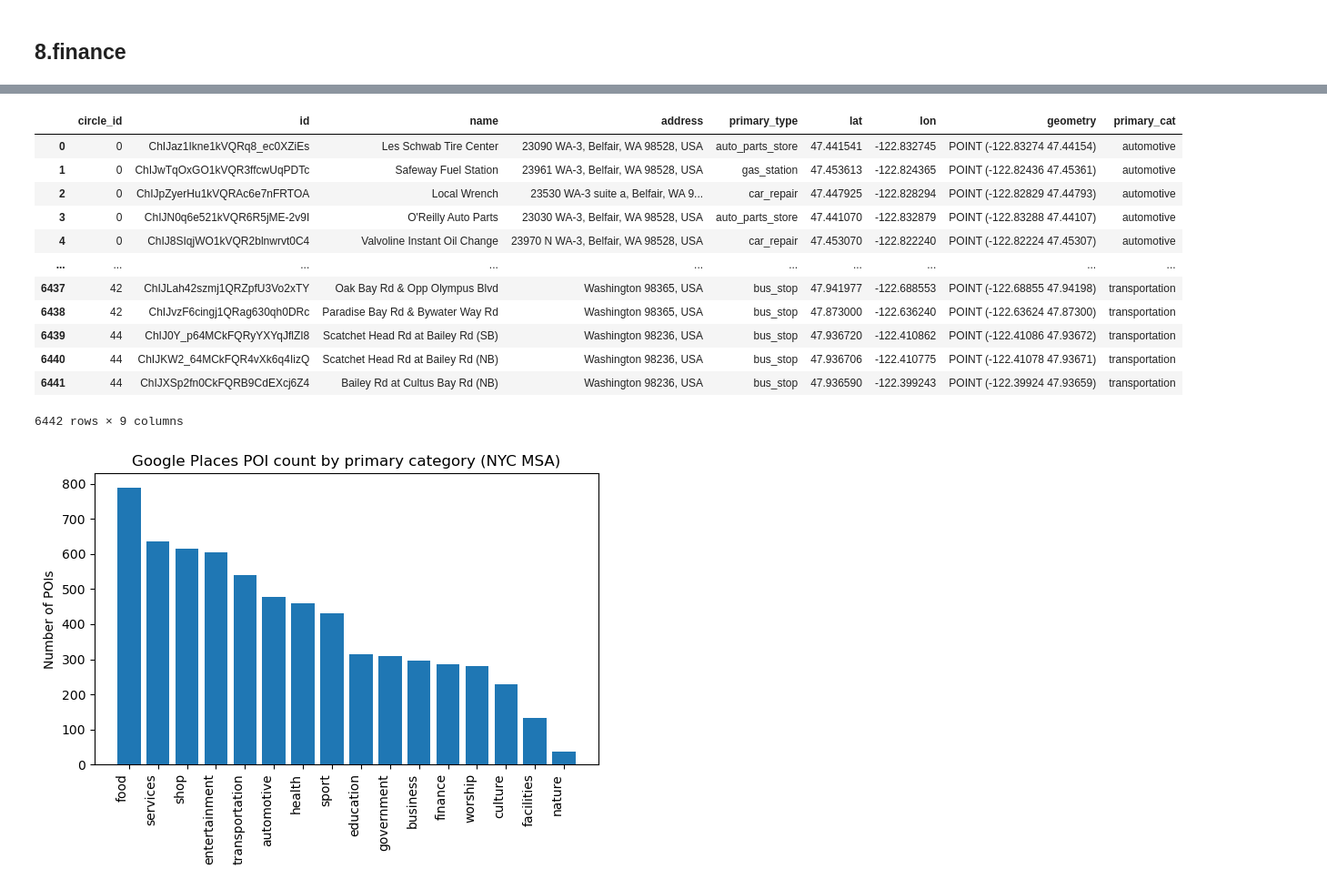
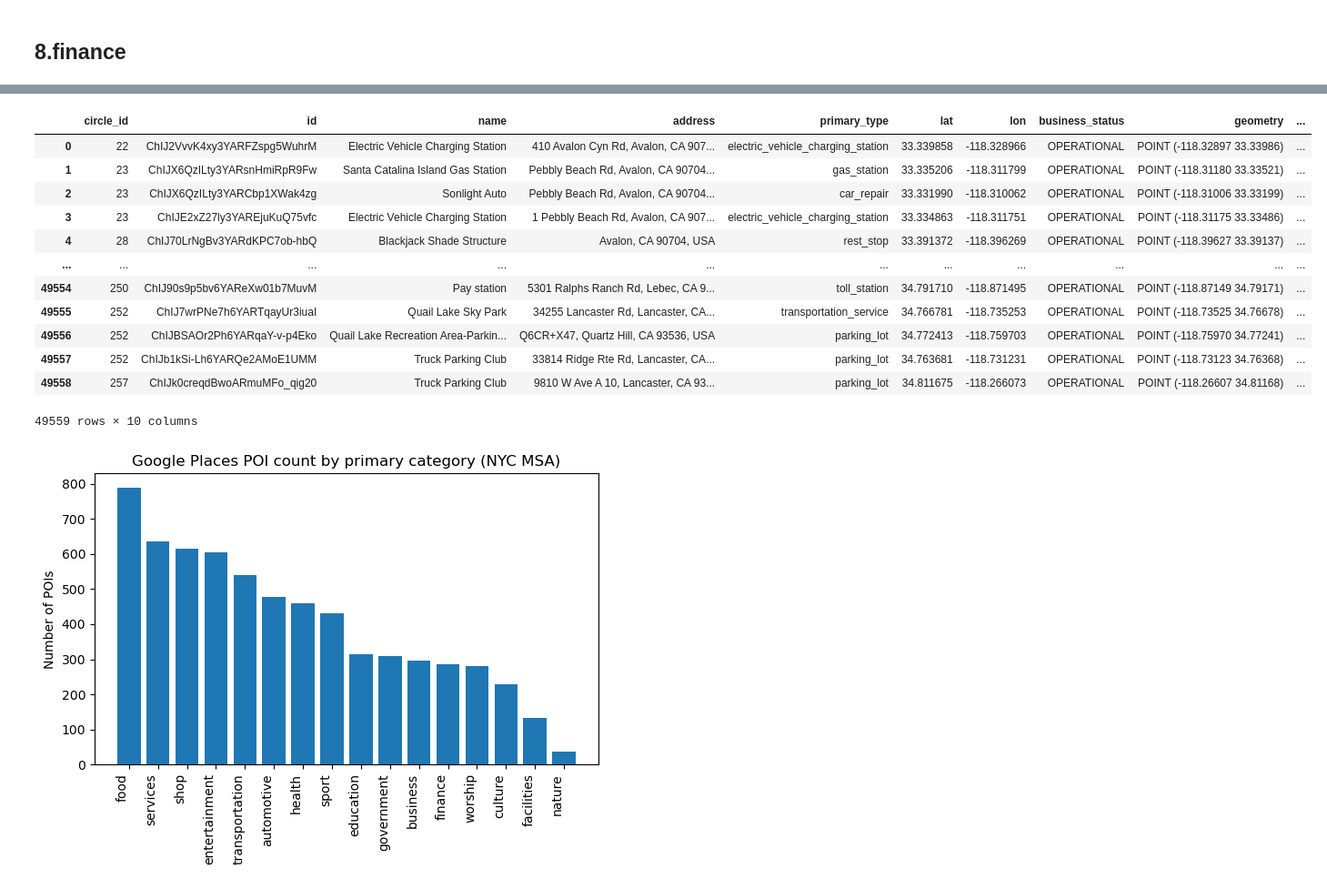
Before and after one commit to HOUPU1993/POI-study, a Jupyter notebook: POI_study.ipynb, the cells around one changed output, grey strips where cells are left out. Shown at 91% size. Drawn from its saved outputs; the diff is of its cells as text; code cells hidden in the pictures.

```diff
--- a/POI_study.ipynb
+++ b/POI_study.ipynb
@@ -1365,6 +1524,13 @@ field_mask = [
 
 place_types = [
     "beach",
+    "island",
+    "lake",
+    "mountain_peak",
+    "nature_preserve",
+    "river",
+    "scenic_spot",
+    "woods",
 ]
 
 google_nature_5000 = places_nearby_grid(
@@ -1410,11 +1574,14 @@ field_mask = [
 ]
 
 place_types = [
+    "buddhist_temple",
     "church",
     "hindu_temple",
     "mosque",
+    "shinto_shrine",
     "synagogue",
 ]
+
 
 google_places_worship_5000 = places_nearby_grid(
     circles,
@@ -1536,19 +1727,24 @@ place_types = [
     "arena",
     "athletic_field",
     "fishing_charter",
+    "fishing_pier",
     "fishing_pond",
     "fitness_center",
     "golf_course",
     "gym",
     "ice_skating_rink",
+    "indoor_golf_course",
     "playground",
+    "race_course",
     "ski_resort",
     "sports_activity_location",
     "sports_club",
     "sports_coaching",
     "sports_complex",
+    "sports_school",
     "stadium",
     "swimming_pool",
+    "tennis_court",
 ]
 
 google_sport_5000 = places_nearby_grid(
@@ -1592,18 +1790,27 @@ field_mask = [
 place_types = [
     "airport",
     "airstrip",
+    "bike_sharing_station",
+    "bridge",
     "bus_station",
     "bus_stop",
+    "ferry_service",
     "ferry_terminal",
     "heliport",
     "international_airport",
     "light_rail_station",
     "park_and_ride",
     "subway_station",
+    "taxi_service",
     "taxi_stand",
+    "toll_station",
     "train_station",
+    "train_ticket_office",
+    "tram_stop",
     "transit_depot",
     "transit_station",
+    "transit_stop",
+    "transportation_service",
     "truck_stop",
 ]
 
@@ -1634,54 +1843,46 @@ google_transportation_5000
 # %%
 # google_transportation_5000 = gpd.read_file('/Users/houpuli/Downloads/google_place_5000_bycat/google_transportation_5000.geojson', driver="GeoJSON")
 # %%
-google_food_5000 = gpd.GeoDataFrame(
-    pd.concat(
-        [google_food1_5000, google_food2_5000],
-        ignore_index=True
-    ),
-    crs=google_food1_5000.crs
-)
-
 datasets = {
     "automotive": google_automotive_5000,
     "business": google_business_5000,
     "culture": google_culture_5000,
     "education": google_education_5000,
     "entertainment": google_entertainment_5000,
     "facilities": google_facilities_5000,
     "finance": google_finance_5000,
     "food": google_food_5000,
     "government": google_government_5000,
     "health": google_health_5000,
     "nature": google_nature_5000,
     "worship": google_places_worship_5000,
     "services": google_services_5000,
     "shop": google_shop_5000,
     "sport": google_sport_5000,
     "transportation": google_transportation_5000,
 }
 
 # Add primary_cat to each GeoDataFrame
 for cat, gdf in datasets.items():
     gdf["primary_cat"] = cat
 
 google_placescat_5000 = gpd.GeoDataFrame(
     pd.concat(list(datasets.values()), ignore_index=True),
     crs=google_automotive_5000.crs
 )
 google_placescat_5000
 # %% [output]
-|  | circle_id | id | name | address | primary_type | lat | lon | geometry | primary_cat |
-| 0 | 0 | ChIJaz1Ikne1kVQRq8_ec0XZiEs | Les Schwab Tire Center | 23090 WA-3, Belfair, WA 98528, USA | auto_parts_store | 47.441541 | -122.832745 | POINT (-122.83274 47.44154) | automotive |
-| 1 | 0 | ChIJwTqOxGO1kVQR3ffcwUqPDTc | Safeway Fuel Station | 23961 WA-3, Belfair, WA 98528, USA | gas_station | 47.453613 | -122.824365 | POINT (-122.82436 47.45361) | automotive |
-| 2 | 0 | ChIJpZyerHu1kVQRAc6e7nFRTOA | Local Wrench | 23530 WA-3 suite a, Belfair, WA 9... | car_repair | 47.447925 | -122.828294 | POINT (-122.82829 47.44793) | automotive |
-| 3 | 0 | ChIJN0q6e521kVQR6R5jME-2v9I | O'Reilly Auto Parts | 23030 WA-3, Belfair, WA 98528, USA | auto_parts_store | 47.441070 | -122.832879 | POINT (-122.83288 47.44107) | automotive |
-| 4 | 0 | ChIJ8SIqjWO1kVQR2blnwrvt0C4 | Valvoline Instant Oil Change | 23970 N WA-3, Belfair, WA 98528, USA | car_repair | 47.453070 | -122.822240 | POINT (-122.82224 47.45307) | automotive |
-| ... | ... | ... | ... | ... | ... | ... | ... | ... | ... |
-| 6437 | 42 | ChIJLah42szmj1QRZpfU3Vo2xTY | Oak Bay Rd & Opp Olympus Blvd | Washington 98365, USA | bus_stop | 47.941977 | -122.688553 | POINT (-122.68855 47.94198) | transportation |
-| 6438 | 42 | ChIJvzF6cingj1QRag630qh0DRc | Paradise Bay Rd & Bywater Way Rd | Washington 98365, USA | bus_stop | 47.873000 | -122.636240 | POINT (-122.63624 47.87300) | transportation |
-| 6439 | 44 | ChIJ0Y_p64MCkFQRyYXYqJflZI8 | Scatchet Head Rd at Bailey Rd (SB) | Washington 98236, USA | bus_stop | 47.936720 | -122.410862 | POINT (-122.41086 47.93672) | transportation |
-| 6440 | 44 | ChIJKW2_64MCkFQR4vXk6q4IizQ | Scatchet Head Rd at Bailey Rd (NB) | Washington 98236, USA | bus_stop | 47.936706 | -122.410775 | POINT (-122.41078 47.93671) | transportation |
-| 6441 | 44 | ChIJXSp2fn0CkFQRB9CdEXcj6Z4 | Bailey Rd at Cultus Bay Rd (NB) | Washington 98236, USA | bus_stop | 47.936590 | -122.399243 | POINT (-122.39924 47.93659) | transportation |
+|  | circle_id | id | name | address | primary_type | lat | lon | business_status | geometry | ... |
+| 0 | 22 | ChIJ2VvvK4xy3YARFZspg5WuhrM | Electric Vehicle Charging Station | 410 Avalon Cyn Rd, Avalon, CA 907... | electric_vehicle_charging_station | 33.339858 | -118.328966 | OPERATIONAL | POINT (-118.32897 33.33986) | ... |
+| 1 | 23 | ChIJX6QzILty3YARsnHmiRpR9Fw | Santa Catalina Island Gas Station | Pebbly Beach Rd, Avalon, CA 90704... | gas_station | 33.335206 | -118.311799 | OPERATIONAL | POINT (-118.31180 33.33521) | ... |
+| 2 | 23 | ChIJX6QzILty3YARCbp1XWak4zg | Sonlight Auto | Pebbly Beach Rd, Avalon, CA 90704... | car_repair | 33.331990 | -118.310062 | OPERATIONAL | POINT (-118.31006 33.33199) | ... |
+| 3 | 23 | ChIJE2xZ27ly3YAREjuKuQ75vfc | Electric Vehicle Charging Station | 1 Pebbly Beach Rd, Avalon, CA 907... | electric_vehicle_charging_station | 33.334863 | -118.311751 | OPERATIONAL | POINT (-118.31175 33.33486) | ... |
+| 4 | 28 | ChIJ70LrNgBv3YARdKPC7ob-hbQ | Blackjack Shade Structure | Avalon, CA 90704, USA | rest_stop | 33.391372 | -118.396269 | OPERATIONAL | POINT (-118.39627 33.39137) | ... |
+| ... | ... | ... | ... | ... | ... | ... | ... | ... | ... | ... |
+| 49554 | 250 | ChIJ90s9p5bv6YAReXw01b7MuvM | Pay station | 5301 Ralphs Ranch Rd, Lebec, CA 9... | toll_station | 34.791710 | -118.871495 | OPERATIONAL | POINT (-118.87149 34.79171) | ... |
+| 49555 | 252 | ChIJ7wrPNe7h6YARTqayUr3iuaI | Quail Lake Sky Park | 34255 Lancaster Rd, Lancaster, CA... | transportation_service | 34.766781 | -118.735253 | OPERATIONAL | POINT (-118.73525 34.76678) | ... |
+| 49556 | 252 | ChIJBSAOr2Ph6YARqaY-v-p4Eko | Quail Lake Recreation Area-Parkin... | Q6CR+X47, Quartz Hill, CA 93536, USA | parking_lot | 34.772413 | -118.759703 | OPERATIONAL | POINT (-118.75970 34.77241) | ... |
+| 49557 | 252 | ChIJb1kSi-Lh6YARQe2AMoE1UMM | Truck Parking Club | 33814 Ridge Rte Rd, Lancaster, CA... | parking_lot | 34.763681 | -118.731231 | OPERATIONAL | POINT (-118.73123 34.76368) | ... |
+| 49558 | 257 | ChIJk0creqdBwoARmuMFo_qig20 | Truck Parking Club | 9810 W Ave A 10, Lancaster, CA 93... | parking_lot | 34.811675 | -118.266073 | OPERATIONAL | POINT (-118.26607 34.81168) | ... |
-6442 rows × 9 columns
+49559 rows × 10 columns
 # %%
```
Also changed, not shown: parts of 53 cells of this notebook.
